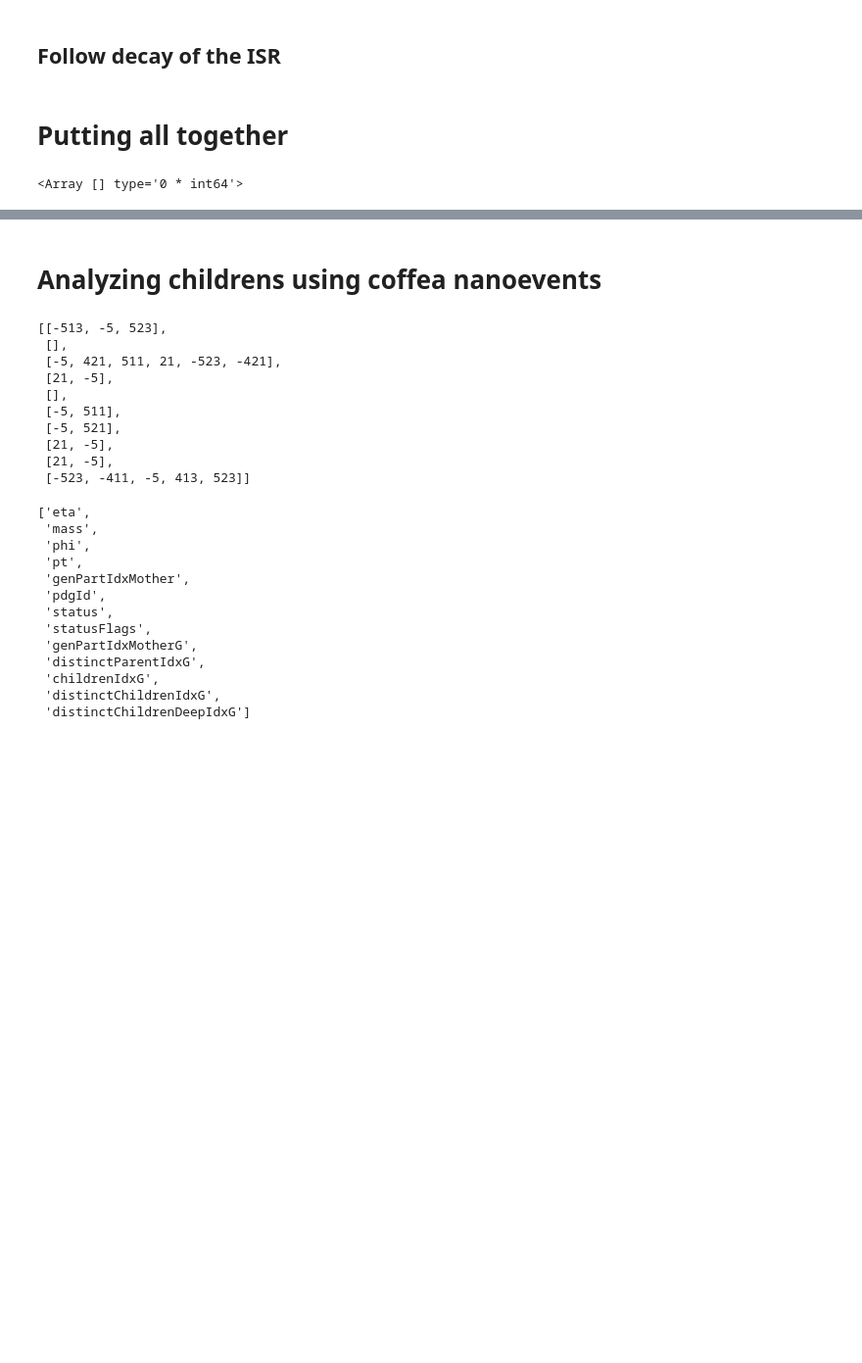
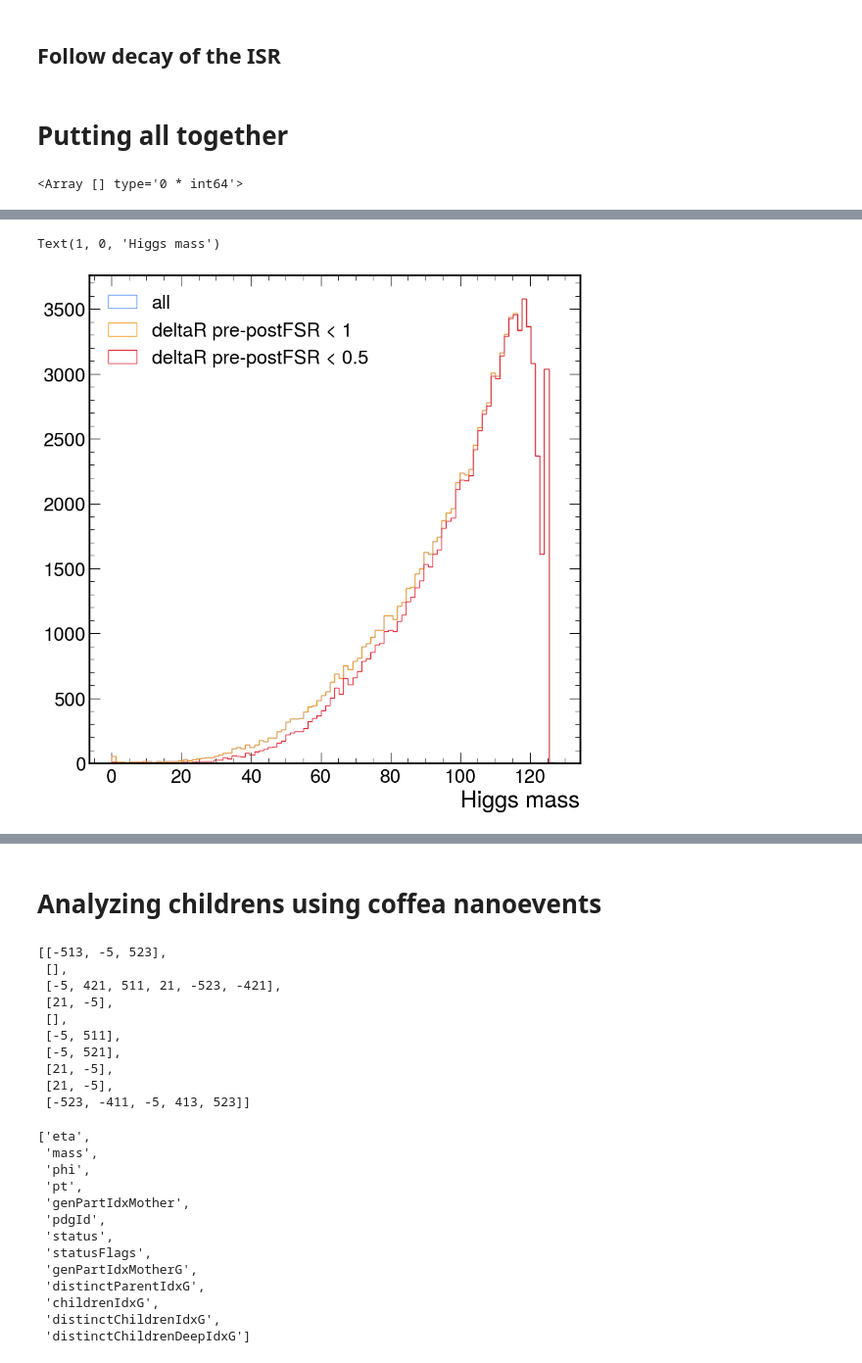
Before and after one commit to valsdav/ttHbb_jets_partons_studies, a Jupyter notebook: ImproveTruthMatching.ipynb, the cells around one changed output, grey strips where cells are left out. Shown: that part at 98% size. Drawn from its saved outputs; the diff is of its cells as text; code cells hidden in the pictures; blank space fills up the shorter version.

```diff
--- a/ImproveTruthMatching.ipynb
+++ b/ImproveTruthMatching.ipynb
@@ -1127,6 +1175,7 @@ W_from_antitop_idx = ak.flatten(local_index_all[hard_process][from_antitop][part
 
 # This works because they are the firstCopy of the hard_process particles with higgs as parent. We are skipping all the decay chain of the higgs
 b_from_higgs_idx = local_index_all[hard_process][from_higgs]
+b_from_higgs = genparts_hard[from_higgs]
 
 #--------------
 b_from_top_idxG = ak.to_numpy(b_from_top_idx + genparts_offsets[:-1], allow_missing=False)
@@ -1183,0 +1269,13 @@ plt.hist(b_from_higgs2_lastcopy.pdgId, range=(-20,20), bins=40);
+# %%
+deltaR_higgs1 = b_from_higgs1_lastcopy.delta_r(b_from_higgs[:,0])
+deltaR_higgs2 = b_from_higgs2_lastcopy.delta_r(b_from_higgs[:,1])
+
+plt.hist((b_from_higgs1_lastcopy+ b_from_higgs2_lastcopy).mass, bins=100, histtype="step", label="all");
+plt.hist((b_from_higgs1_lastcopy+ b_from_higgs2_lastcopy).mass[(deltaR_higgs1<1)&(deltaR_higgs2<1)], bins=100, histtype="step", label="deltaR pre-postFSR < 1");
+plt.hist((b_from_higgs1_lastcopy+ b_from_higgs2_lastcopy).mass[(deltaR_higgs1<0.6)&(deltaR_higgs2<0.6)], bins=100, histtype="step", label="deltaR pre-postFSR < 0.5");
+
+plt.legend()
+plt.xlabel("Higgs mass")
+# %% [output]
+Text(1, 0, 'Higgs mass')
+[figure, added]
```
Also changed, not shown: parts of 47 cells of this notebook.
